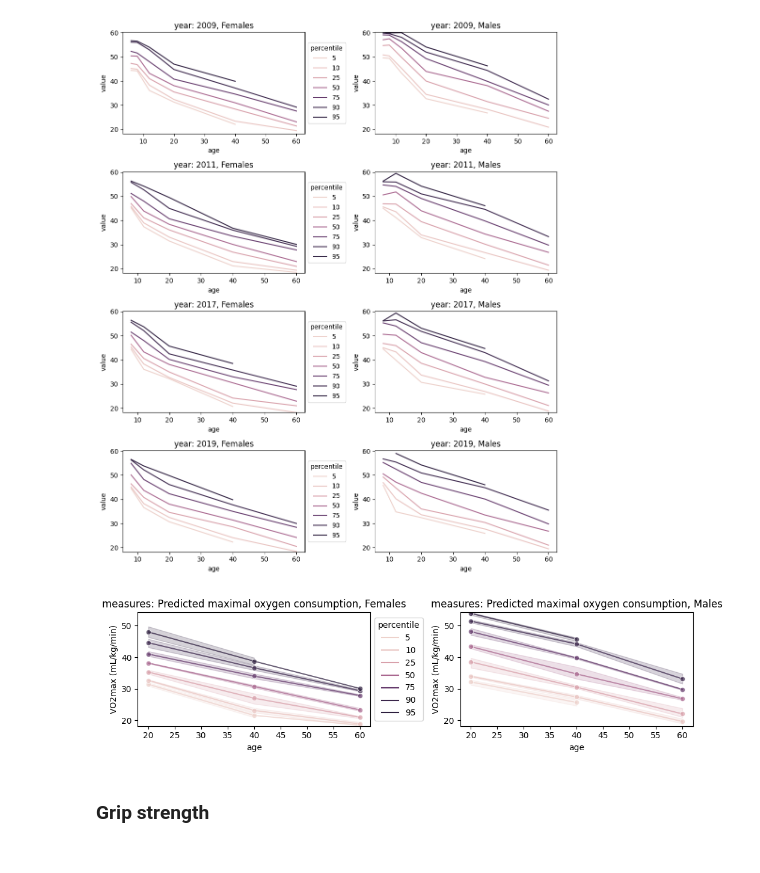
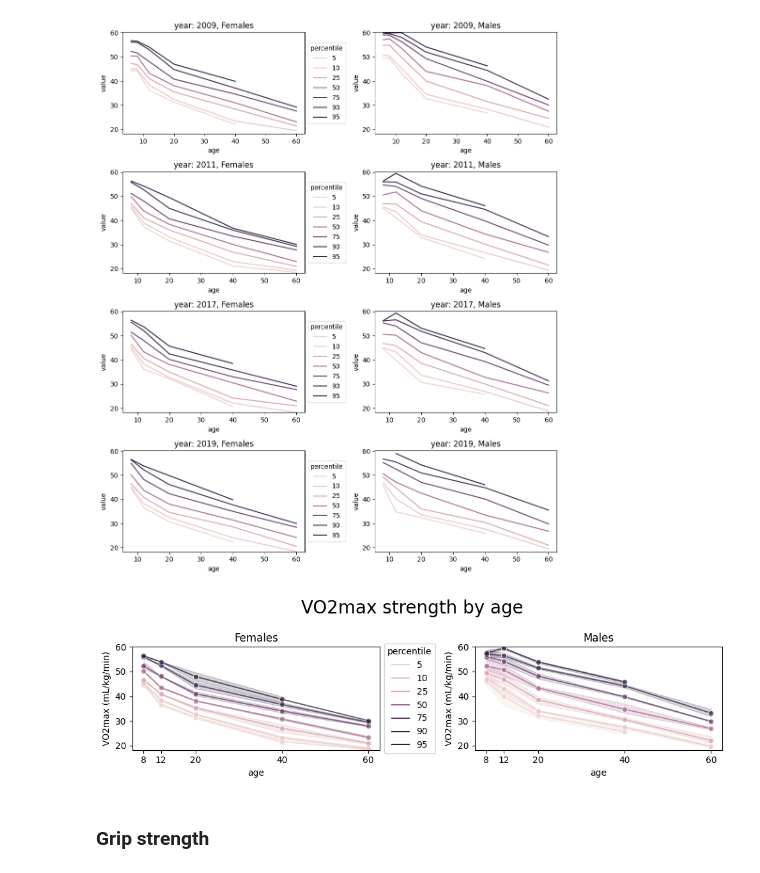
Before and after one commit to silvhua/lighthouse-RnR-project, a Jupyter notebook: canada_fitness.ipynb, the cells around one changed output. Saved outputs shown, nothing was run; the diff lists cells and outputs as text; code cells hidden in the pictures.

```diff
--- a/canada_fitness.ipynb
+++ b/canada_fitness.ipynb
@@ -443,7 +443,10 @@ def lineplots(df, y='value', x='year', column='sex', row='age', hue='percentile'
                 hue=hue, x=x, marker='o', alpha=0.7,
                 legend=legend,
                     ax = ax[ax_index])
-            ax[ax_index].set_title(f'{title_variable}: {row_values[row_number]}, {column_values[col_number]}', fontsize=12)
+            if nrows > 1:
+                ax[ax_index].set_title(f'{title_variable}: {row_values[row_number]}, {column_values[col_number]}', fontsize=12)
+            else:
+                ax[ax_index].set_title(f'{column_values[col_number]}', fontsize=12)
             ax[ax_index].set_ylim([ymin,ymax]) # Make the y axes all the same
             if yaxis_label:
                 ax[ax_index].set_ylabel(yaxis_label)
@@ -624,11 +627,12 @@ lineplots(df_crf, y='value', x='age', column='sex', row='year', hue='percentile'
 [figure]
 # %%
 # how does fitness vary with age?
-plot_crf_vs_age = lineplots(df_crf[df_crf['age'] >= 20], y='value', x='age', column='sex', row='measures', hue='percentile',
-    yaxis_label='VO2max (mL/kg/min)', show_legend=True)
+ages = sorted(df_crf[df_crf['age'] >= 8]['age'].unique())
+plot_crf_vs_age = lineplots(df_crf[df_crf['age'] >= 8], y='value', x='age', column='sex', row='measures', hue='percentile',
+    yaxis_label='VO2max (mL/kg/min)', title='VO2max strength by age',show_legend=True, xticks=ages)
 plot_crf_vs_age.savefig(r'./crf vs age.png')
 # %% [output]
-[figure, old version]
+[figure, new version]
 # %% [markdown]
 ### Grip strength
 # %%
```
Also changed, not shown: parts of 1 cell of this notebook.
